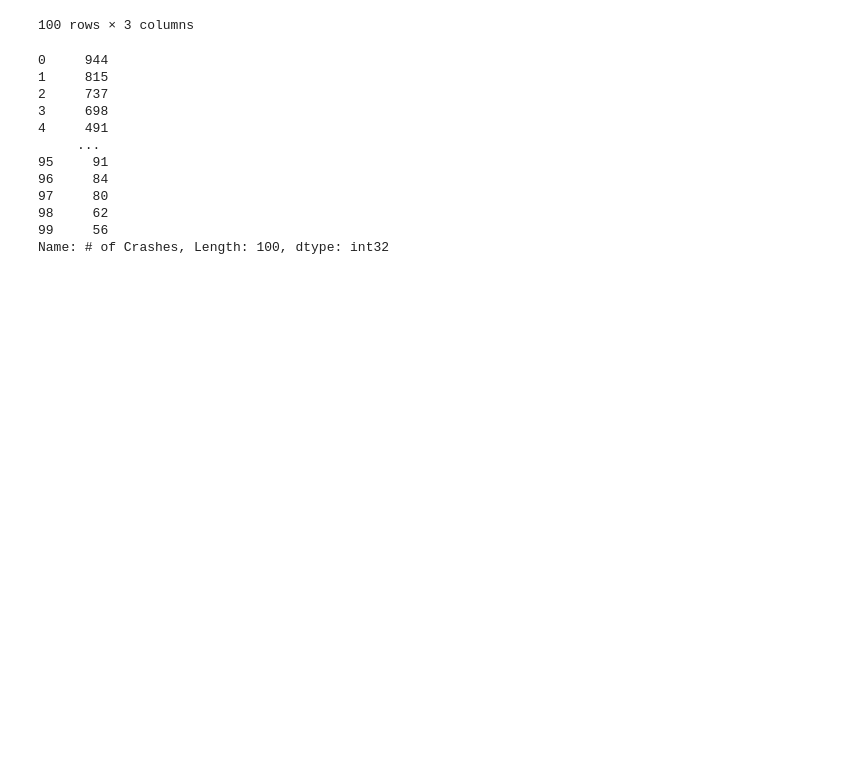
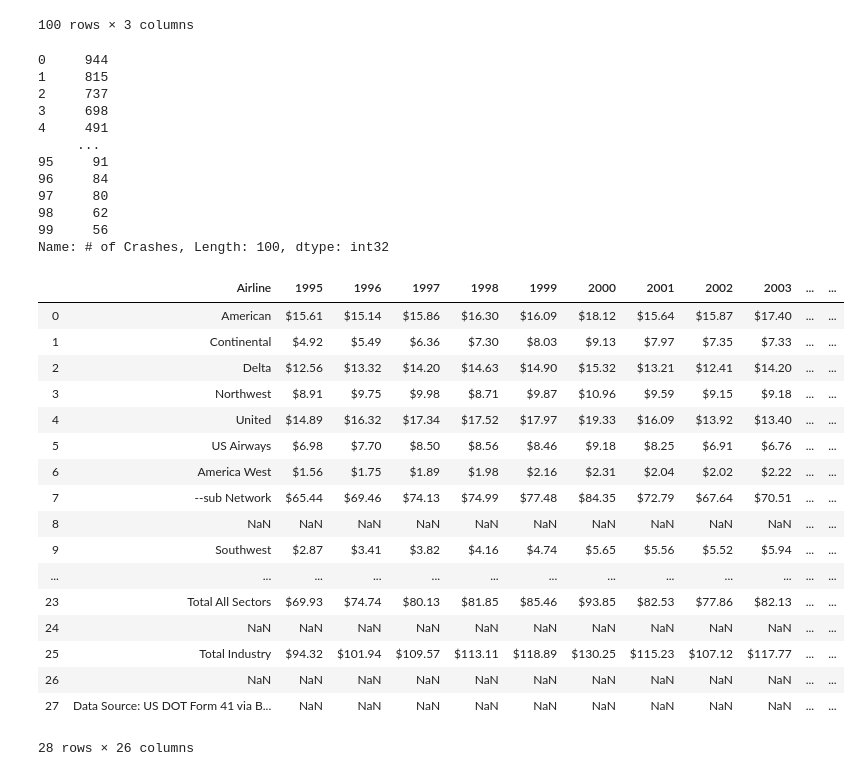
Before and after one commit to gloriaypradal/DSC640_Airplane, a Jupyter notebook: Untitled16.ipynb, the cells around one changed output. Saved outputs shown, nothing was run; the diff lists cells and outputs as text; code cells hidden in the pictures; blank space fills up the shorter version.

```diff
--- a/Untitled16.ipynb
+++ b/Untitled16.ipynb
@@ -197,3 +197,26 @@ df1['# of Crashes'].astype(int)
 Name: # of Crashes, Length: 100, dtype: int32
 # %%
 df1.to_csv(r'C:\Users\Gloria\crashes.csv')
+# %%
+df2 = pd.read_csv("System Total Operating Revenue.csv")
+# %%
+df2
+# %% [output]
+|  | Airline | 1995 | 1996 | 1997 | 1998 | 1999 | 2000 | 2001 | 2002 | 2003 | ... | ... |
+| 0 | American | $15.61 | $15.14 | $15.86 | $16.30 | $16.09 | $18.12 | $15.64 | $15.87 | $17.40 | ... | ... |
+| 1 | Continental | $4.92 | $5.49 | $6.36 | $7.30 | $8.03 | $9.13 | $7.97 | $7.35 | $7.33 | ... | ... |
+| 2 | Delta | $12.56 | $13.32 | $14.20 | $14.63 | $14.90 | $15.32 | $13.21 | $12.41 | $14.20 | ... | ... |
+| 3 | Northwest | $8.91 | $9.75 | $9.98 | $8.71 | $9.87 | $10.96 | $9.59 | $9.15 | $9.18 | ... | ... |
+| 4 | United | $14.89 | $16.32 | $17.34 | $17.52 | $17.97 | $19.33 | $16.09 | $13.92 | $13.40 | ... | ... |
+| 5 | US Airways | $6.98 | $7.70 | $8.50 | $8.56 | $8.46 | $9.18 | $8.25 | $6.91 | $6.76 | ... | ... |
+| 6 | America West | $1.56 | $1.75 | $1.89 | $1.98 | $2.16 | $2.31 | $2.04 | $2.02 | $2.22 | ... | ... |
+| 7 | --sub Network | $65.44 | $69.46 | $74.13 | $74.99 | $77.48 | $84.35 | $72.79 | $67.64 | $70.51 | ... | ... |
+| 8 | NaN | NaN | NaN | NaN | NaN | NaN | NaN | NaN | NaN | NaN | ... | ... |
+| 9 | Southwest | $2.87 | $3.41 | $3.82 | $4.16 | $4.74 | $5.65 | $5.56 | $5.52 | $5.94 | ... | ... |
+| ... | ... | ... | ... | ... | ... | ... | ... | ... | ... | ... | ... | ... |
+| 23 | Total All Sectors | $69.93 | $74.74 | $80.13 | $81.85 | $85.46 | $93.85 | $82.53 | $77.86 | $82.13 | ... | ... |
+| 24 | NaN | NaN | NaN | NaN | NaN | NaN | NaN | NaN | NaN | NaN | ... | ... |
+| 25 | Total Industry | $94.32 | $101.94 | $109.57 | $113.11 | $118.89 | $130.25 | $115.23 | $107.12 | $117.77 | ... | ... |
+| 26 | NaN | NaN | NaN | NaN | NaN | NaN | NaN | NaN | NaN | NaN | ... | ... |
+| 27 | Data Source: US DOT Form 41 via B... | NaN | NaN | NaN | NaN | NaN | NaN | NaN | NaN | NaN | ... | ... |
+28 rows × 26 columns
```
Also changed, not shown: parts of 9 cells of this notebook.
